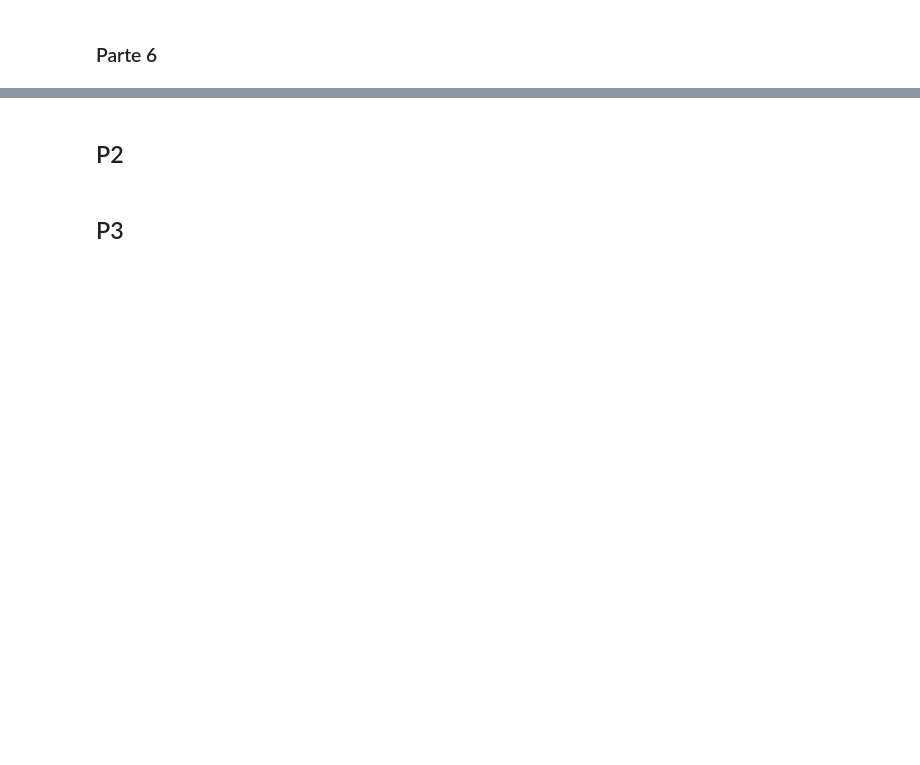
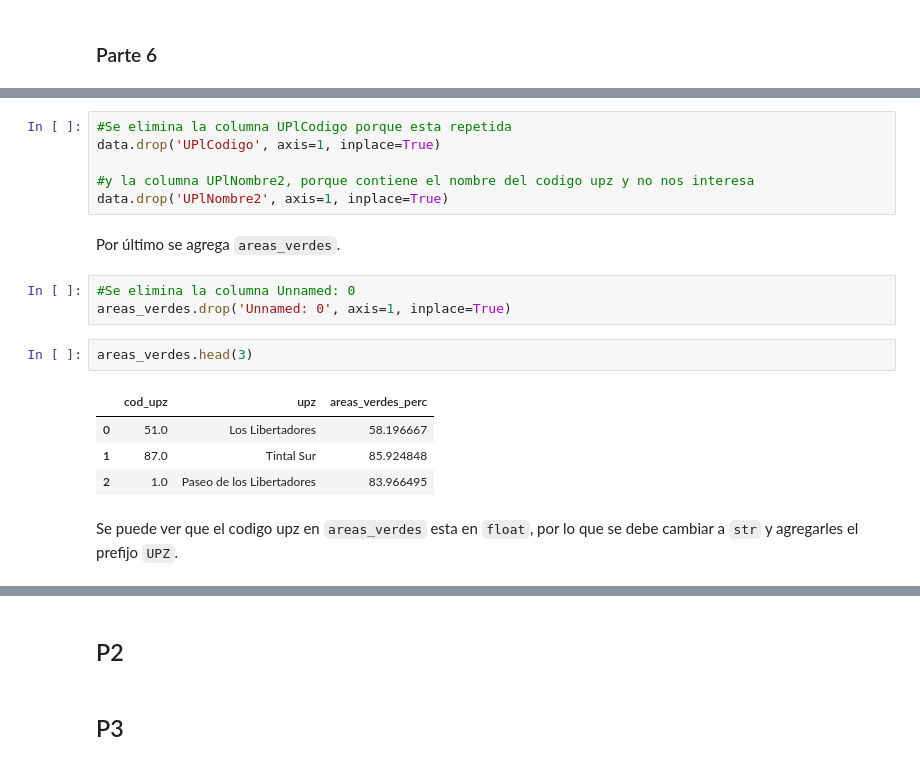
Before and after one commit to pedropereze/Tarea-1, a Jupyter notebook: tarea1.ipynb, the cells around one changed output, grey strips where cells are left out. Cells and saved outputs as stored; diff of their text form; blank space fills up the shorter version.

```diff
--- a/tarea1.ipynb
+++ b/tarea1.ipynb
@@ -869,0 +964,20 @@ data.tail(3)
+# %%
+#Se elimina la columna UPlCodigo porque esta repetida
+data.drop('UPlCodigo', axis=1, inplace=True)
+
+#y la columna UPlNombre2, porque contiene el nombre del codigo upz y no nos interesa
+data.drop('UPlNombre2', axis=1, inplace=True)
+# %% [markdown]
+Por último se agrega `areas_verdes`.
+# %%
+#Se elimina la columna Unnamed: 0
+areas_verdes.drop('Unnamed: 0', axis=1, inplace=True)
+# %%
+areas_verdes.head(3)
+# %% [output]
+|  | cod_upz | upz | areas_verdes_perc |
+| 0 | 51.0 | Los Libertadores | 58.196667 |
+| 1 | 87.0 | Tintal Sur | 85.924848 |
+| 2 | 1.0 | Paseo de los Libertadores | 83.966495 |
+# %% [markdown]
+Se puede ver que el codigo upz en `areas_verdes` esta en `float`, por lo que se debe cambiar a `str` y agregarles el prefijo `UPZ`.
```
Also changed, not shown: parts of 28 cells of this notebook, 1 other file.
